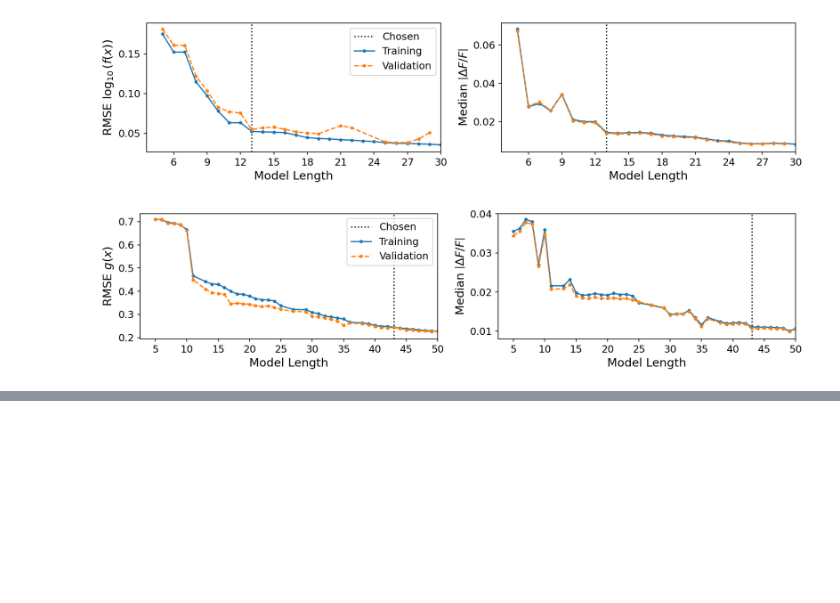
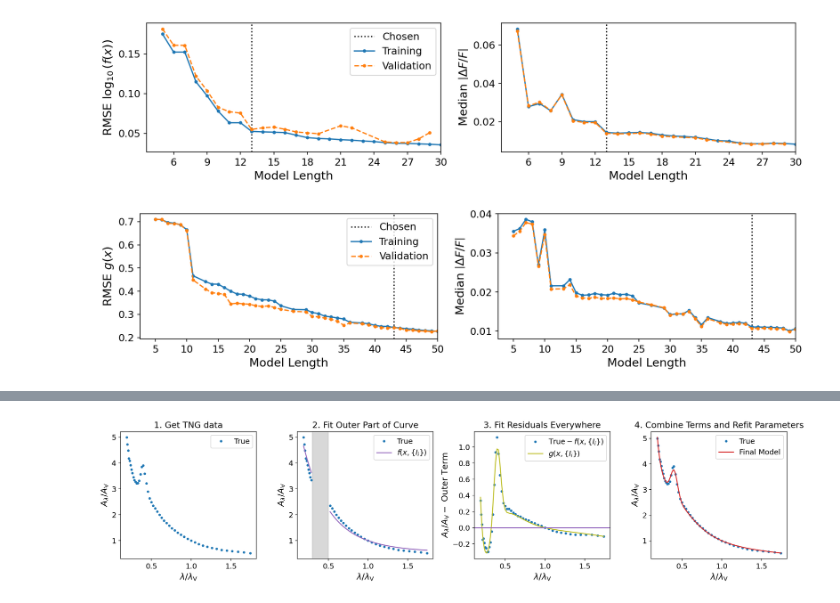
Before and after one commit to maho3/iob-attenuation, a Jupyter notebook: symbolic_regression/Paper_Plots.ipynb, the cells around one changed output, grey strips where cells are left out. Drawn from its saved outputs; the diff is of its cells as text; code cells hidden in the pictures; blank space fills up the shorter version.

```diff
--- a/symbolic_regression/Paper_Plots.ipynb
+++ b/symbolic_regression/Paper_Plots.ipynb
@@ -96,0 +186,97 @@ Reading from configuration file: conf/selection_1.ini
+# %%
+ini_file = 'conf/iob_44.ini' # MW
+
+args = OperonArgs(ini_file)
+
+lam_min = args.lam_min
+lam_max = args.lam_max
+
+# name = 'val'
+# igal = 91
+name = 'train'
+igal = 10
+
+x_bump_min = args.lam_bump_min / args.lambda_V
+x_bump_max = args.lam_bump_max / args.lambda_V
+
+x, ytrue, _, _, _, Av = fit_curves.load_data(args, name)
+run_name = f'{args.in_param}_{str(args.version_num)}'
+fname_opt = f'{args.fit_dir}/{run_name}/{run_name}_opt_results_{name}.csv'
+df_opt = pd.read_csv(fname_opt)
+lam = x * args.lambda_V
+
+m = (lam >= lam_min) & (lam <= lam_max)
+x = x[m]
+lam = lam[m]
+ytrue = ytrue[igal,m]
+Av = Av[igal]
+
+popt_4par = df_opt[['4par_p0', '4par_p1', '4par_p2', '4par_p3']].values[igal]
+popt_2par = df_opt[['2par_B', '2par_delta']].values[igal]
+popt_new = df_opt[['newpar_reparam_A0', 'newpar_reparam_A1', 'newpar_reparam_A2', 'newpar_reparam_A3']].values[igal]
+
+print('4-parameter fit:', popt_4par)
+print('2-parameter fit:', popt_2par)
+print('New model fit:', popt_new)
+
+def new_model_reparam_outer(x, A0, A1, A2, A3):
+    """
+    The model to be optimised
+
+    Args:
+        x: (N,) input array of lamda/lambda_V
+        A0, A1, A2, A3: Scalars representing the A parameters for this galaxy
+
+    Returns:
+        y: (N,) output array of predicted A(lambda)/A_V
+    """
+
+    c = [0.4002, 285.6, 0.2092, 9.223, 1.016]
+
+    y = np.exp(A3 * (np.tanh(c[4]) - np.tanh(c[4] * x)))
+
+    return y
+
+ypred_2par = attenuation_curves.Att_Curve_2param(1e4*lam, *popt_2par)
+ypred_4par = attenuation_curves.Li_08_fit_noratio(lam, *popt_4par)
+ypred_new = fit_curves.new_model_reparam(x, *popt_new)
+ypred_new_outer = new_model_reparam_outer(x, *popt_new)
+
+fig, axs = plt.subplots(1, 4, figsize=(16, 4), sharex=True)
+
+axs[0].plot(x, ytrue, '.', label='True', color='C0')
+axs[0].set_title('1. Get TNG data')
+
+m = (x <= x_bump_min)
+axs[1].plot(x[m], ytrue[m], '.', label='True', color='C0')
+axs[1].plot(x[m], ypred_new_outer[m], label=r'$f(x, \{I_i\})$', color='C4')
+m = (x >= x_bump_max)
+axs[1].plot(x[m], ytrue[m], '.', color='C0')
+axs[1].plot(x[m], ypred_new_outer[m], color='C4')
+# Add verticle gray bands in the bumpy region
+axs[1].axvspan(x_bump_min, x_bump_max, color='gray', alpha=0.3)
+axs[1].set_title('2. Fit Outer Part of Curve')
+
+res_true = ytrue - ypred_new_outer
+res_pred = ypred_new - ypred_new_outer
+axs[2].plot(x, res_true, '.', label=r'${\rm True}- f(x, \{I_i\})$', color='C0')
+axs[2].plot(x, res_pred, label=r'$g(x, \{I_i\})$', color='C8')
+axs[2].axhline(0., color='C4', ls='-')
+axs[2].set_title('3. Fit Residuals Everywhere')
+
+axs[3].plot(x, ytrue, '.', label='True', color='C0')
+axs[3].plot(x, ypred_new, label='Final Model', color='C3')
+axs[3].set_title('4. Combine Terms and Refit Parameters')
+
+for ax in axs:
+    ax.set_xlabel(r'$\lambda / \lambda_{\rm V}$')
+    ax.legend(loc='upper right')
+
+for ax in [axs[0], axs[1], axs[3]]:
+    ax.set_ylabel(r'$A_\lambda / A_{\rm V}$')
+axs[2].set_ylabel(r'$A_\lambda / A_{\rm V} - $ Outer Term')
+
+fig.align_labels()
+fig.tight_layout()
+fig.savefig('figs/fitting_procedure.png', bbox_inches='tight', dpi=150)
+# %% [output]
@@ -96,0 +290 @@ Reading from configuration file: conf/selection_1.ini
+[figure, added]
```
Also changed, not shown: parts of 5 cells of this notebook, 15 other files.
